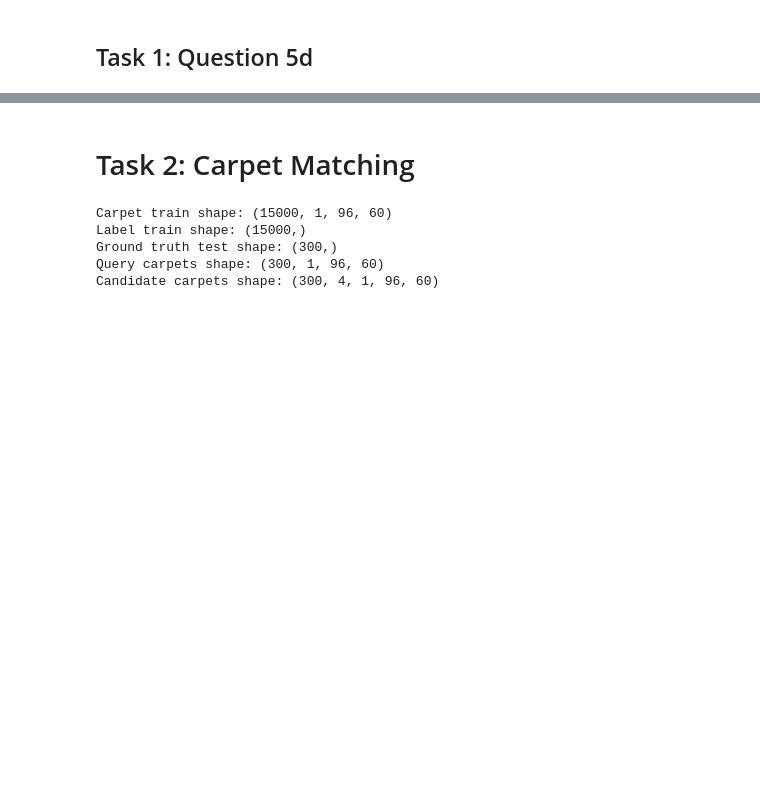
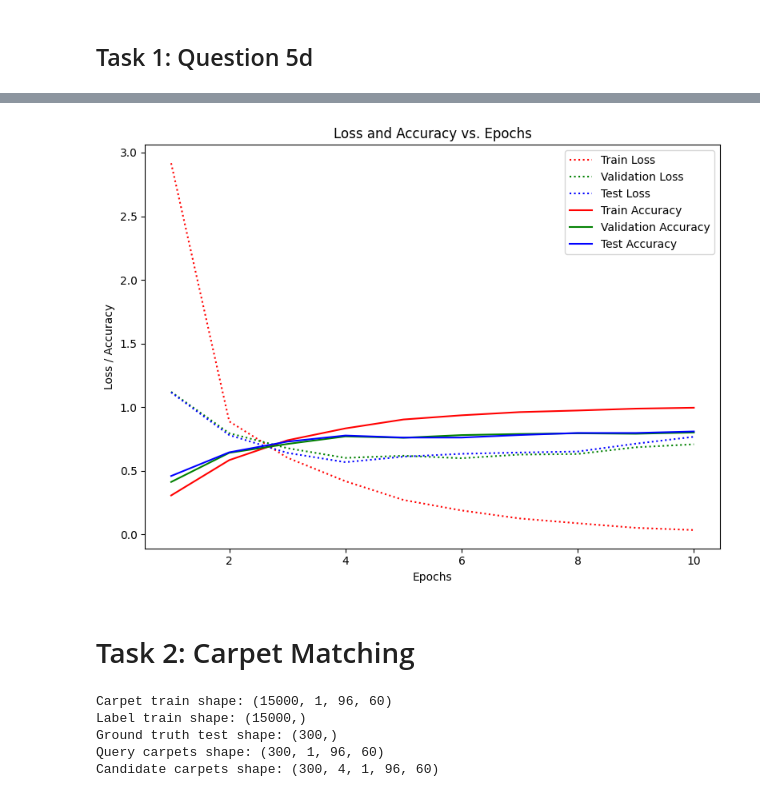
Before and after one commit to sambhav97/tue-deeplearning, a Jupyter notebook: assignments/assignment_1/Assignment_1.ipynb, the cells around one changed output, grey strips where cells are left out. Drawn from its saved outputs; the diff is of its cells as text; code cells hidden in the pictures; blank space fills up the shorter version.

```diff
--- a/assignments/assignment_1/Assignment_1.ipynb
+++ b/assignments/assignment_1/Assignment_1.ipynb
@@ -276,0 +355,26 @@ EPOCH: 12/20 LOSS: 0.3853 ACC: 0.8460  VAL-LOSS: 1.2072 VAL-ACC: 0.5650
+# %%
+# Experiment 3: Adjust Learning Rate
+lr_exp3 = 0.01  # Change learning rate
+
+model_exp3 = nn.Sequential(
+    sc.Slice(rotation=4, reflection=False),
+    sc.SymmetryConv2d(1, 32, kernel_size=4, stride=4, rotation=4, reflection=False),
+    nn.ReLU(inplace=True),
+    sc.SymmetryPool(),
+    nn.BatchNorm2d(32),
+    nn.Conv2d(32, 64, kernel_size=4, stride=3),
+    nn.ReLU(inplace=True),
+    sc.Slice(rotation=4, reflection=False),
+    sc.SymmetryConv2d(64, 10, kernel_size=4, stride=1, rotation=4, reflection=False),
+    nn.ReLU(inplace=True),
+    sc.SymmetryPool(),
+    nn.BatchNorm2d(10),
+    Lambda(lambda x: x.view(x.size(0), -1)),
+    nn.Linear(40, 100),
+    nn.ReLU(inplace=True),
+)
+
+optimizer_exp3 = optim.SGD(model_exp3.parameters(), lr=lr_exp3, momentum=0.9)
+
+fit(epochs, model_exp3, loss_func, optimizer_exp3, train_dl, valid_dl, test_dl)
+# %% [output]
@@ -277,3 +391,4 @@ EPOCH: 12/20 LOSS: 0.3853 ACC: 0.8460  VAL-LOSS: 1.2072 VAL-ACC: 0.5650
+[figure, added]
 # %% [markdown]
 # Task 2: Carpet Matching
 # %%
```
Also changed, not shown: parts of 17 cells of this notebook.
